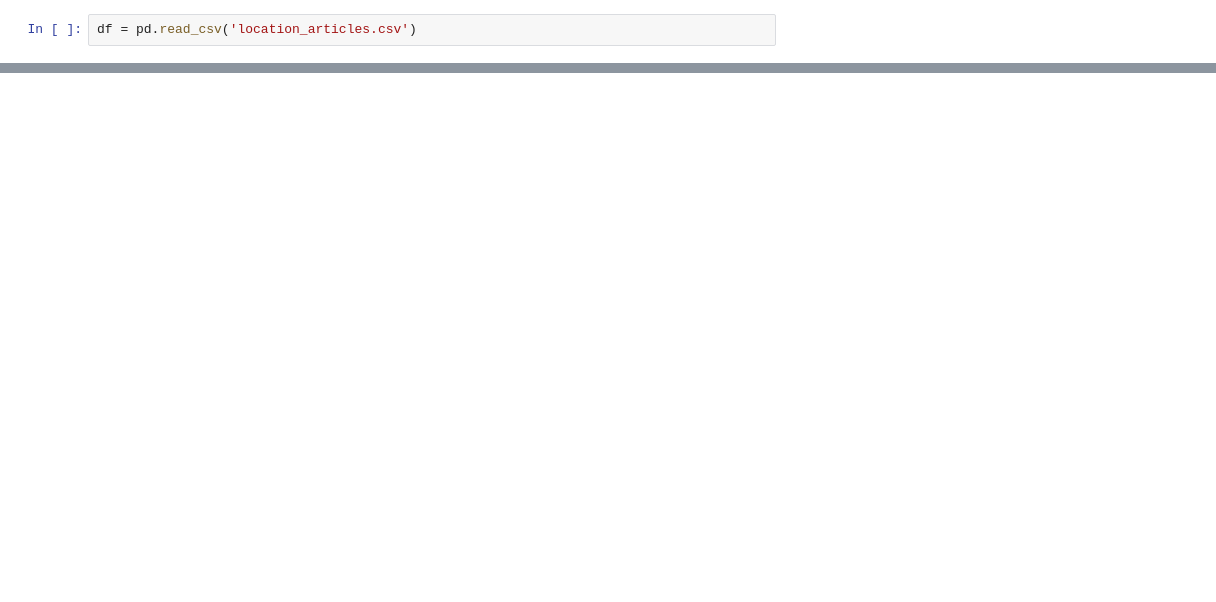
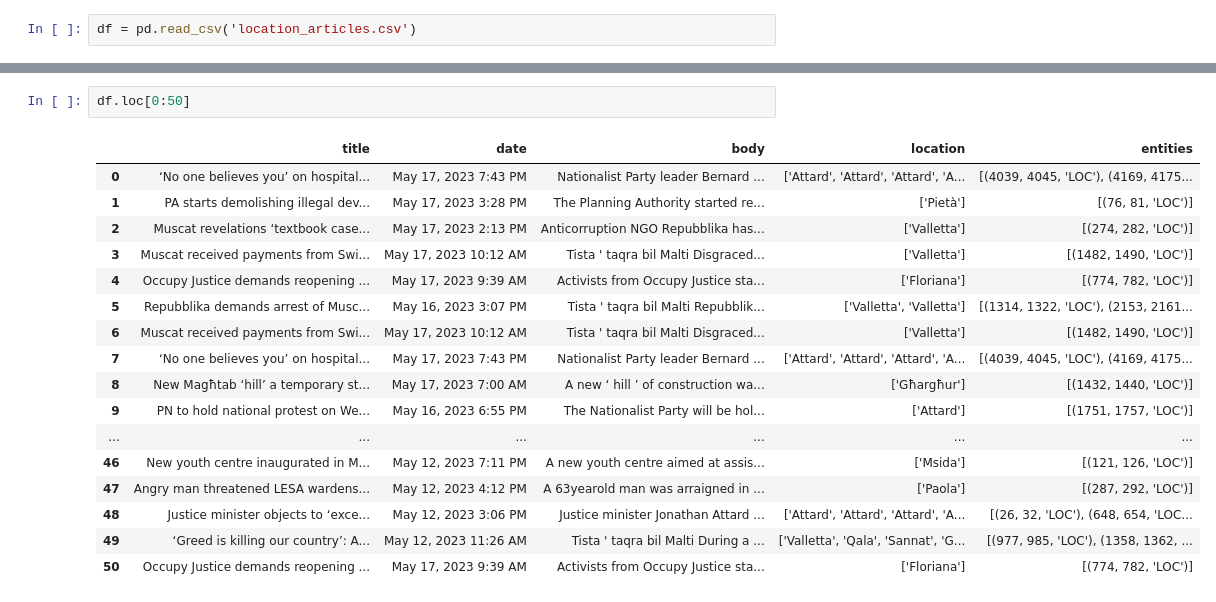
Before and after one commit to matthewkenely/ari2201, a Jupyter notebook: docs/code/train_model.ipynb, the cells around one changed output, grey strips where cells are left out. Drawn from its saved outputs; the diff is of its cells as text; blank space fills up the shorter version.

```diff
--- a/docs/code/train_model.ipynb
+++ b/docs/code/train_model.ipynb
@@ -115,0 +62,20 @@ NameError: name 'X_train' is not defined
+# %%
+df.loc[0:50]
+# %% [output]
+|  | title | date | body | location | entities |
+| 0 | ‘No one believes you’ on hospital... | May 17, 2023 7:43 PM | Nationalist Party leader Bernard ... | ['Attard', 'Attard', 'Attard', 'A... | [(4039, 4045, 'LOC'), (4169, 4175... |
+| 1 | PA starts demolishing illegal dev... | May 17, 2023 3:28 PM | The Planning Authority started re... | ['Pietà'] | [(76, 81, 'LOC')] |
+| 2 | Muscat revelations ‘textbook case... | May 17, 2023 2:13 PM | Anticorruption NGO Repubblika has... | ['Valletta'] | [(274, 282, 'LOC')] |
+| 3 | Muscat received payments from Swi... | May 17, 2023 10:12 AM | Tista ' taqra bil Malti Disgraced... | ['Valletta'] | [(1482, 1490, 'LOC')] |
+| 4 | Occupy Justice demands reopening ... | May 17, 2023 9:39 AM | Activists from Occupy Justice sta... | ['Floriana'] | [(774, 782, 'LOC')] |
+| 5 | Repubblika demands arrest of Musc... | May 16, 2023 3:07 PM | Tista ' taqra bil Malti Repubblik... | ['Valletta', 'Valletta'] | [(1314, 1322, 'LOC'), (2153, 2161... |
+| 6 | Muscat received payments from Swi... | May 17, 2023 10:12 AM | Tista ' taqra bil Malti Disgraced... | ['Valletta'] | [(1482, 1490, 'LOC')] |
+| 7 | ‘No one believes you’ on hospital... | May 17, 2023 7:43 PM | Nationalist Party leader Bernard ... | ['Attard', 'Attard', 'Attard', 'A... | [(4039, 4045, 'LOC'), (4169, 4175... |
+| 8 | New Magħtab ‘hill’ a temporary st... | May 17, 2023 7:00 AM | A new ‘ hill ’ of construction wa... | ['Għargħur'] | [(1432, 1440, 'LOC')] |
+| 9 | PN to hold national protest on We... | May 16, 2023 6:55 PM | The Nationalist Party will be hol... | ['Attard'] | [(1751, 1757, 'LOC')] |
+| ... | ... | ... | ... | ... | ... |
+| 46 | New youth centre inaugurated in M... | May 12, 2023 7:11 PM | A new youth centre aimed at assis... | ['Msida'] | [(121, 126, 'LOC')] |
+| 47 | Angry man threatened LESA wardens... | May 12, 2023 4:12 PM | A 63yearold man was arraigned in ... | ['Paola'] | [(287, 292, 'LOC')] |
+| 48 | Justice minister objects to ‘exce... | May 12, 2023 3:06 PM | Justice minister Jonathan Attard ... | ['Attard', 'Attard', 'Attard', 'A... | [(26, 32, 'LOC'), (648, 654, 'LOC... |
+| 49 | ‘Greed is killing our country’: A... | May 12, 2023 11:26 AM | Tista ' taqra bil Malti During a ... | ['Valletta', 'Qala', 'Sannat', 'G... | [(977, 985, 'LOC'), (1358, 1362, ... |
+| 50 | Occupy Justice demands reopening ... | May 17, 2023 9:39 AM | Activists from Occupy Justice sta... | ['Floriana'] | [(774, 782, 'LOC')] |
```
Also changed, not shown: parts of 19 cells of this notebook, 12 other files.
